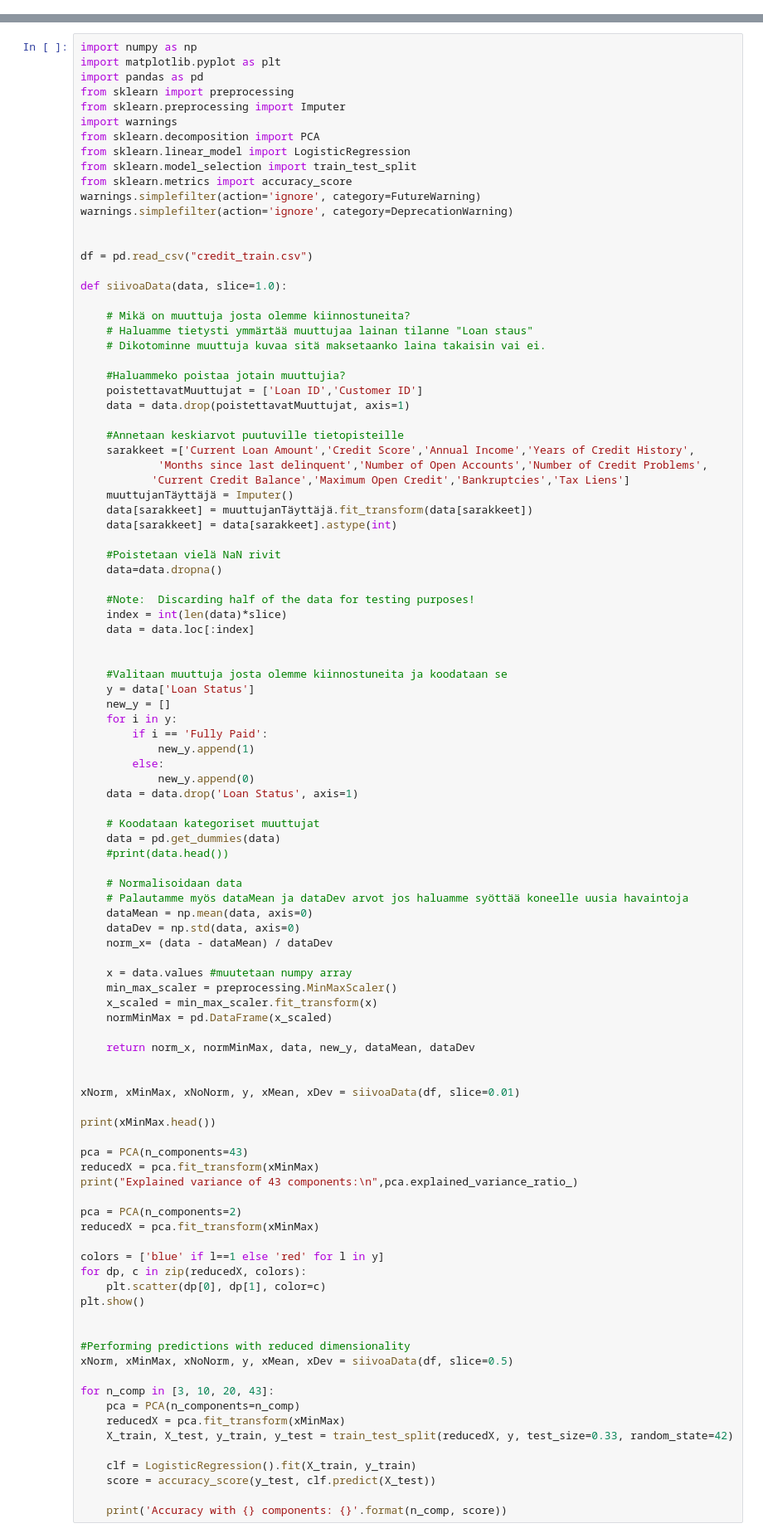
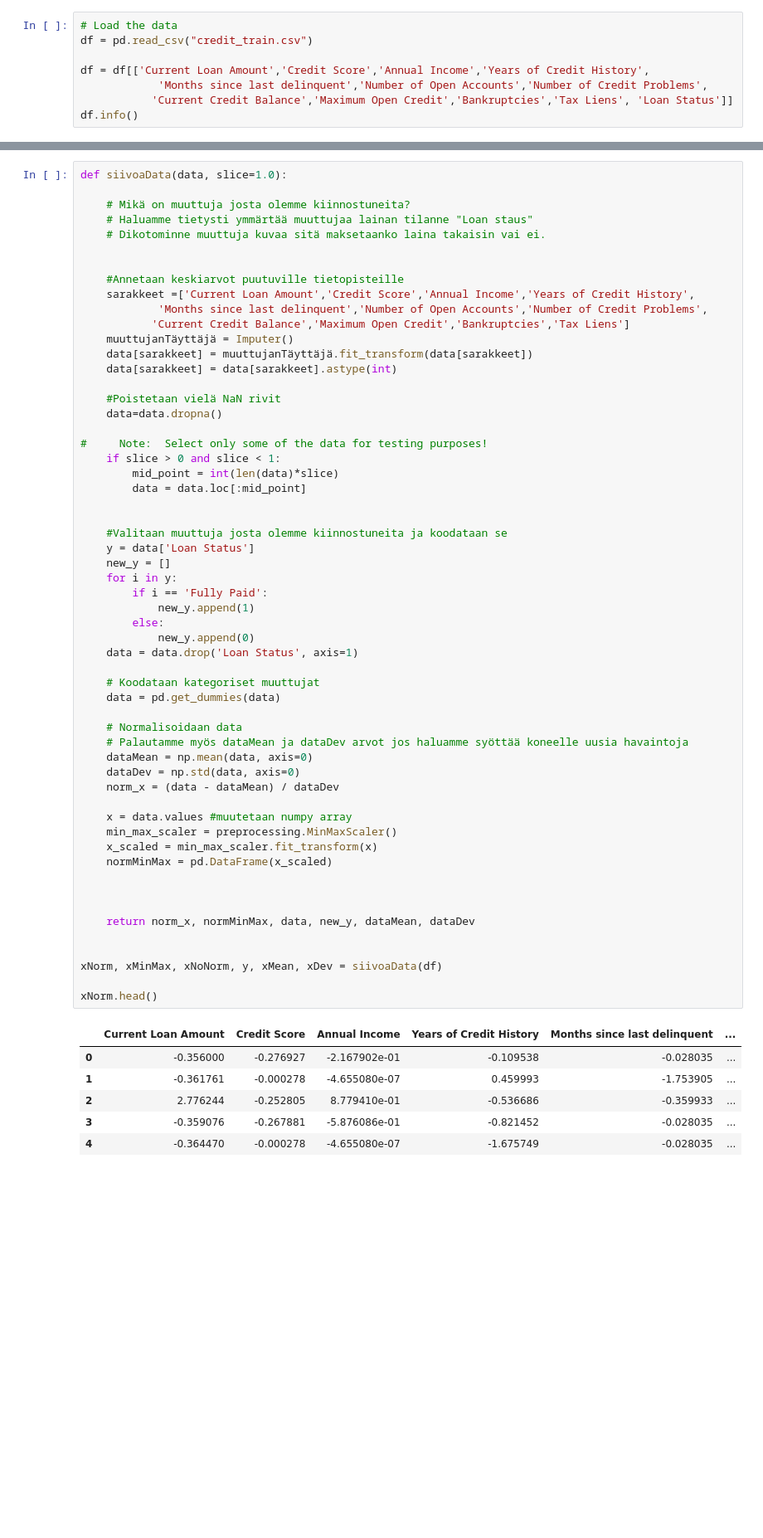
Before and after one commit to jodatut/2020, a Jupyter notebook: koodiesimerkit/Session 5 - Unsupervised Learning.ipynb, the cells around one changed output, grey strips where cells are left out. Shown at 83% size. Saved outputs shown, nothing was run; the diff lists cells and outputs as text; blank space fills up the shorter version.

```diff
--- a/koodiesimerkit/Session 5 - Unsupervised Learning.ipynb
+++ b/koodiesimerkit/Session 5 - Unsupervised Learning.ipynb
@@ -9,0 +22,8 @@ Stackexchange data - Technology Clustering
+# %%
+# Load the data
+df = pd.read_csv("credit_train.csv")
+
+df = df[['Current Loan Amount','Credit Score','Annual Income','Years of Credit History',
+            'Months since last delinquent','Number of Open Accounts','Number of Credit Problems',
+           'Current Credit Balance','Maximum Open Credit','Bankruptcies','Tax Liens', 'Loan Status']]
+df.info()
@@ -10,29 +48,10 @@ Stackexchange data - Technology Clustering
 # %%
-import numpy as np
-import matplotlib.pyplot as plt
-import pandas as pd
-from sklearn import preprocessing
-from sklearn.preprocessing import Imputer
-import warnings
-from sklearn.decomposition import PCA
-from sklearn.linear_model import LogisticRegression
-from sklearn.model_selection import train_test_split
-from sklearn.metrics import accuracy_score
-warnings.simplefilter(action='ignore', category=FutureWarning)
-warnings.simplefilter(action='ignore', category=DeprecationWarning)
-
-
-df = pd.read_csv("credit_train.csv")
-
 def siivoaData(data, slice=1.0):
 
     # Mikä on muuttuja josta olemme kiinnostuneita?
     # Haluamme tietysti ymmärtää muuttujaa lainan tilanne "Loan staus"
     # Dikotominne muuttuja kuvaa sitä maksetaanko laina takaisin vai ei.
 
-    #Haluammeko poistaa jotain muuttujia?
-    poistettavatMuuttujat = ['Loan ID','Customer ID']
-    data = data.drop(poistettavatMuuttujat, axis=1)
 
     #Annetaan keskiarvot puutuville tietopisteille
     sarakkeet =['Current Loan Amount','Credit Score','Annual Income','Years of Credit History',
@@ -45,65 +64,48 @@ def siivoaData(data, slice=1.0):
     #Poistetaan vielä NaN rivit
     data=data.dropna()
 
-    #Note:  Discarding half of the data for testing purposes!
-    index = int(len(data)*slice)
-    data = data.loc[:index]
+#     Note:  Select only some of the data for testing purposes!
+    if slice > 0 and slice < 1:
+        mid_point = int(len(data)*slice)
+        data = data.loc[:mid_point]
 
 
     #Valitaan muuttuja josta olemme kiinnostuneita ja koodataan se
     y = data['Loan Status']
     new_y = []
     for i in y:
         if i == 'Fully Paid':
             new_y.append(1)
         else:
             new_y.append(0)
     data = data.drop('Loan Status', axis=1)
 
     # Koodataan kategoriset muuttujat
     data = pd.get_dummies(data)
-    #print(data.head())
 
     # Normalisoidaan data
     # Palautamme myös dataMean ja dataDev arvot jos haluamme syöttää koneelle uusia havaintoja
     dataMean = np.mean(data, axis=0)
     dataDev = np.std(data, axis=0)
-    norm_x= (data - dataMean) / dataDev
+    norm_x = (data - dataMean) / dataDev
 
     x = data.values #muutetaan numpy array
     min_max_scaler = preprocessing.MinMaxScaler()
     x_scaled = min_max_scaler.fit_transform(x)
     normMinMax = pd.DataFrame(x_scaled)
 
+
+
     return norm_x, normMinMax, data, new_y, dataMean, dataDev
 
 
-xNorm, xMinMax, xNoNorm, y, xMean, xDev = siivoaData(df, slice=0.01)
+xNorm, xMinMax, xNoNorm, y, xMean, xDev = siivoaData(df)
 
-print(xMinMax.head())
-
-pca = PCA(n_components=43)
-reducedX = pca.fit_transform(xMinMax)
-print("Explained variance of 43 components:\n",pca.explained_variance_ratio_)
-
-pca = PCA(n_components=2)
-reducedX = pca.fit_transform(xMinMax)
-
-colors = ['blue' if l==1 else 'red' for l in y]
-for dp, c in zip(reducedX, colors):
-    plt.scatter(dp[0], dp[1], color=c)
-plt.show()
-
-
-#Performing predictions with reduced dimensionality
-xNorm, xMinMax, xNoNorm, y, xMean, xDev = siivoaData(df, slice=0.5)
-
-for n_comp in [3, 10, 20, 43]:
-    pca = PCA(n_components=n_comp)
-    reducedX = pca.fit_transform(xMinMax)
-    X_train, X_test, y_train, y_test = train_test_split(reducedX, y, test_size=0.33, random_state=42)
-
-    clf = LogisticRegression().fit(X_train, y_train)
-    score = accuracy_score(y_test, clf.predict(X_test))
-
-    print('Accuracy with {} components: {}'.format(n_comp, score))
+xNorm.head()
+# %% [output]
+|  | Current Loan Amount | Credit Score | Annual Income | Years of Credit History | Months since last delinquent | ... |
+| 0 | -0.356000 | -0.276927 | -2.167902e-01 | -0.109538 | -0.028035 | ... |
+| 1 | -0.361761 | -0.000278 | -4.655080e-07 | 0.459993 | -1.753905 | ... |
+| 2 | 2.776244 | -0.252805 | 8.779410e-01 | -0.536686 | -0.359933 | ... |
+| 3 | -0.359076 | -0.267881 | -5.876086e-01 | -0.821452 | -0.028035 | ... |
+| 4 | -0.364470 | -0.000278 | -4.655080e-07 | -1.675749 | -0.028035 | ... |
```
Also changed, not shown: parts of 10 cells of this notebook, 4 other files.
